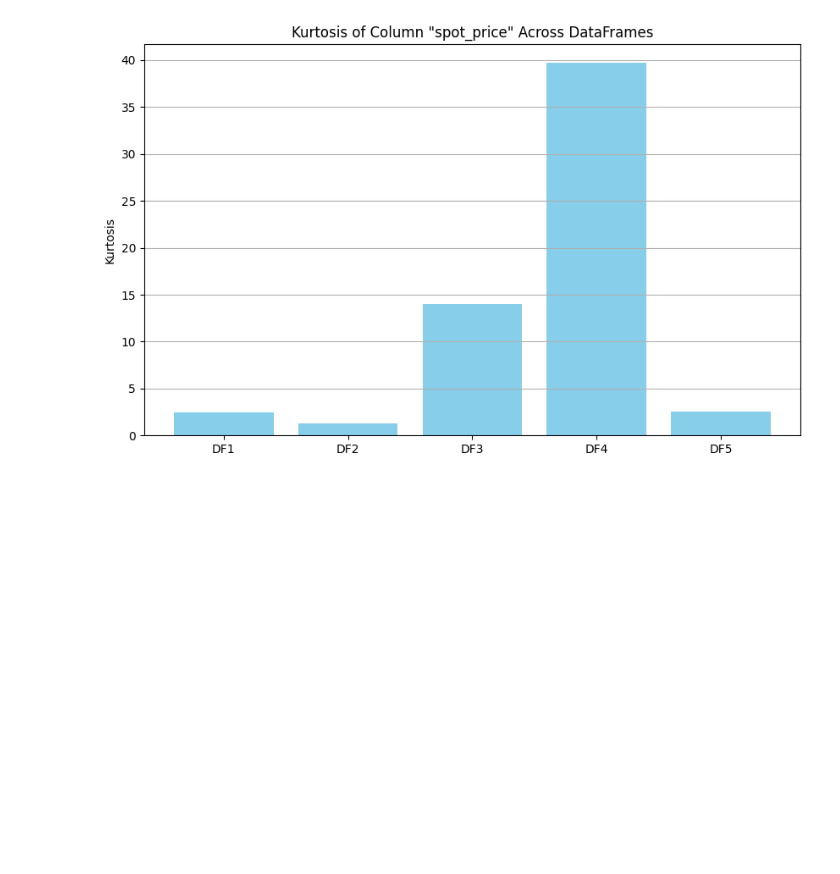
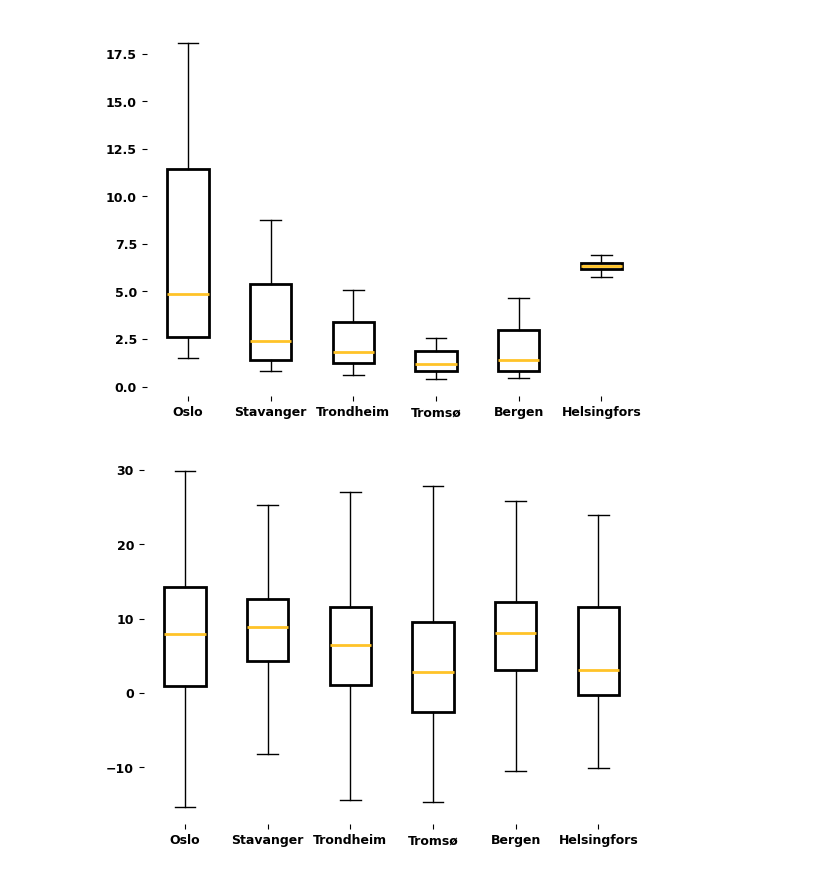
Before and after one commit to axelandreassen/ANEO_Data_Science, a Jupyter notebook: new_plots.ipynb, the cells around one changed output. Cells and saved outputs as stored; diff of their text form; code cells hidden in the pictures; blank space fills up the shorter version.

```diff
--- a/new_plots.ipynb
+++ b/new_plots.ipynb
@@ -153,30 +187,27 @@ compare_column_across_dfs(DFS[:-1], "spot_price")
-# %%
-import pandas as pd
-import matplotlib.pyplot as plt
-
-def plot_kurtosis_barchart(dfs, column_name):
-    """
-    Generate a bar chart showing the kurtosis for a given column across multiple DataFrames.
-
-    Parameters:
-    dfs (list of pd.DataFrame): List of DataFrames to compare.
-    column_name (str): The name of the column for which to calculate kurtosis.
-    """
-    kurtosis_values = [df[column_name].kurtosis() for df in dfs if column_name in df.columns]
-
-    # Check if data is available for plotting
-    if not kurtosis_values:
-        print(f"No data available for column: {column_name}")
-        return
-
-    plt.figure(figsize=(10, 6))
-    plt.bar(range(len(kurtosis_values)), kurtosis_values, color='skyblue')
-    plt.xticks(range(len(kurtosis_values)), [f'DF{i+1}' for i in range(len(kurtosis_values))])
-    plt.ylabel('Kurtosis')
-    plt.title(f'Kurtosis of Column "{column_name}" Across DataFrames')
-    plt.grid(axis='y')
-    plt.show()
-
-plot_kurtosis_barchart(DFS[:-1],"spot_price")
-# %% [output]
-[figure, removed]
+# %%
+import pandas as pd
+import matplotlib.pyplot as plt
+
+def compare_column_across_dfs(dfs, column_name,strings, unit):
+
+    data_to_plot = [df[column_name].dropna() for df in dfs if column_name in df.columns]
+    fig,ax  = plt.subplots()
+    boxprops = dict(linestyle='-', linewidth=2, color='black',facecolor = 'white')
+    medianprops = dict(linestyle='-', linewidth=2, color='#FFC328')
+    ax.boxplot(data_to_plot,patch_artist=True, showfliers=False, boxprops=boxprops, medianprops=medianprops)
+    plt.xticks(range(1, len(data_to_plot) + 1), strings, fontsize = 9)
+    plt.gca().spines['top'].set_visible(False)
+    plt.gca().spines['right'].set_visible(False)
+    plt.gca().spines['bottom'].set_visible(False)
+    plt.gca().spines['left'].set_visible(False)
+    plt.xticks(fontweight='bold')
+    plt.yticks(fontweight='bold', fontsize = 9)
+    for text in legend.get_texts():
+        text.set_fontweight('bold')
+    plt.show()
+
+compare_column_across_dfs(DFS, "consumption",DF_STRINGS, "MW")
+compare_column_across_dfs(DFS, "temperature",DF_STRINGS, "Degrees Celsius")
+# %% [output]
+[figure, added]
+[figure, added]
```
Also changed, not shown: parts of 14 cells of this notebook, 4 other files.
